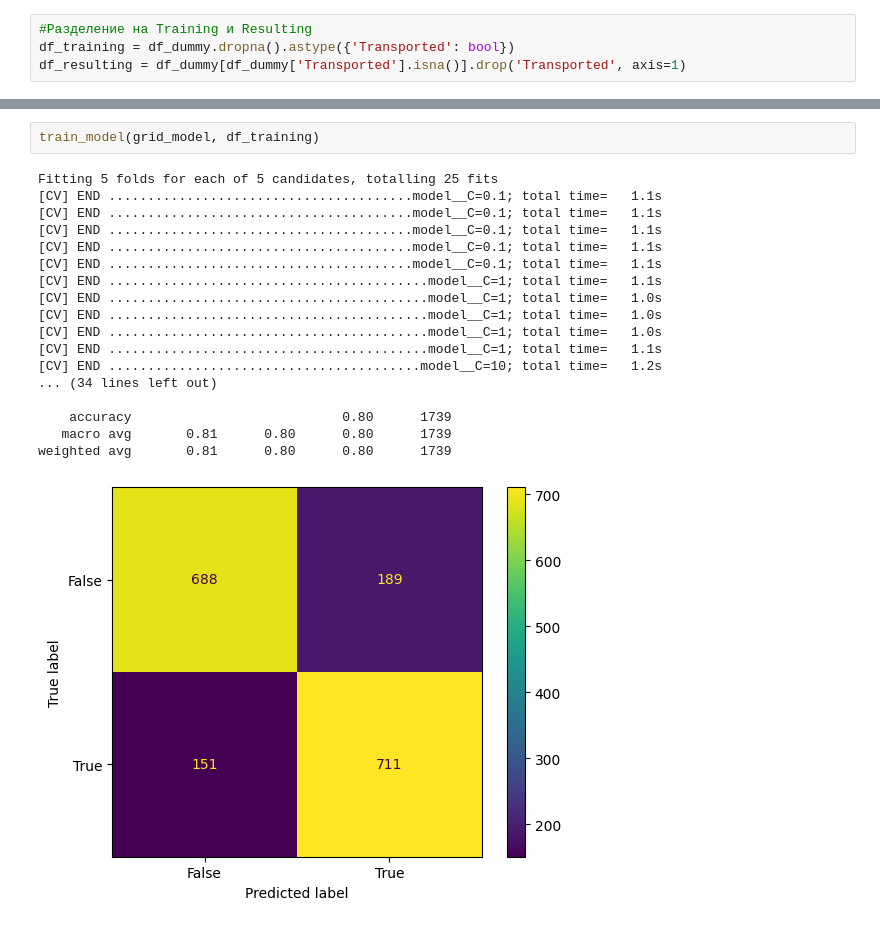
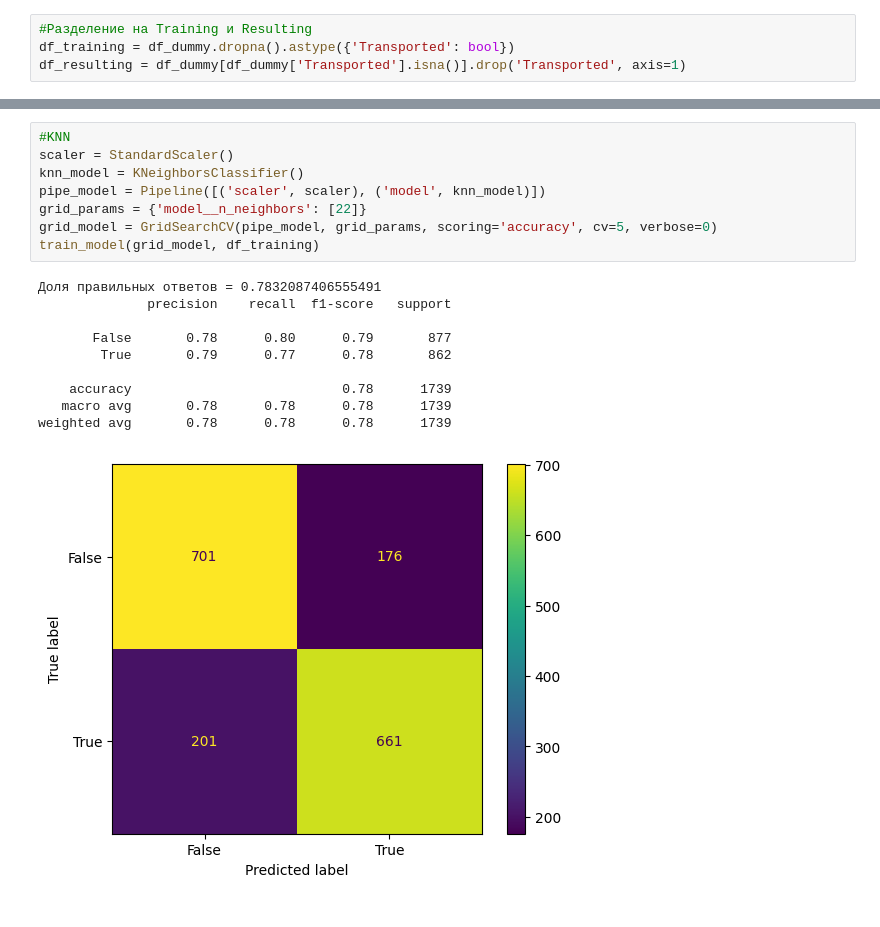
Before and after one commit to StartsevMaksim/Kaggle, a Jupyter notebook: Spaceship Titanic/Spaceship Titanic.ipynb, the cells around one changed output, grey strips where cells are left out. Drawn from its saved outputs; the diff is of its cells as text.

```diff
--- a/Spaceship Titanic/Spaceship Titanic.ipynb
+++ b/Spaceship Titanic/Spaceship Titanic.ipynb
@@ -379,21 +395,19 @@ grid_model = GridSearchCV(pipe_model, grid_params, scoring='accuracy', cv=5, ver
-# %%
-train_model(grid_model, df_training)
-# %% [output]
-Fitting 5 folds for each of 5 candidates, totalling 25 fits
-[CV] END .......................................model__C=0.1; total time=   1.1s
-[CV] END .......................................model__C=0.1; total time=   1.1s
-[CV] END .......................................model__C=0.1; total time=   1.1s
-[CV] END .......................................model__C=0.1; total time=   1.1s
-[CV] END .......................................model__C=0.1; total time=   1.1s
-[CV] END .........................................model__C=1; total time=   1.1s
-[CV] END .........................................model__C=1; total time=   1.0s
-[CV] END .........................................model__C=1; total time=   1.0s
-[CV] END .........................................model__C=1; total time=   1.0s
-[CV] END .........................................model__C=1; total time=   1.1s
-[CV] END ........................................model__C=10; total time=   1.2s
-... (34 lines left out)
-
-    accuracy                           0.80      1739
-   macro avg       0.81      0.80      0.80      1739
-weighted avg       0.81      0.80      0.80      1739
-[figure, removed]
+# %%
+#KNN
+scaler = StandardScaler()
+knn_model = KNeighborsClassifier()
+pipe_model = Pipeline([('scaler', scaler), ('model', knn_model)])
+grid_params = {'model__n_neighbors': [22]}
+grid_model = GridSearchCV(pipe_model, grid_params, scoring='accuracy', cv=5, verbose=0)
+train_model(grid_model, df_training)
+# %% [output]
+Доля правильных ответов = 0.7832087406555491
+              precision    recall  f1-score   support
+
+       False       0.78      0.80      0.79       877
+        True       0.79      0.77      0.78       862
+
+    accuracy                           0.78      1739
+   macro avg       0.78      0.78      0.78      1739
+weighted avg       0.78      0.78      0.78      1739
+[figure, added]
```
Also changed, not shown: parts of 11 cells of this notebook.
